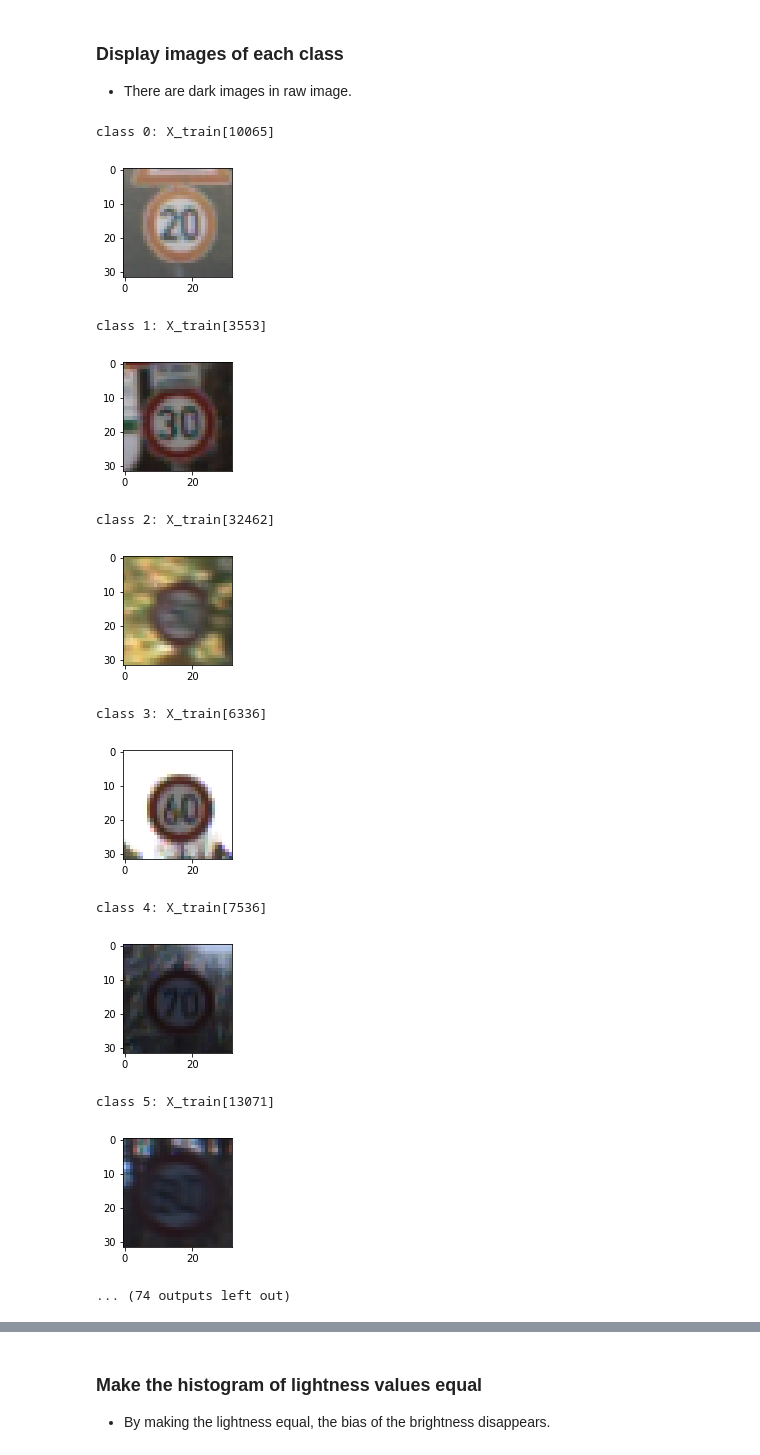
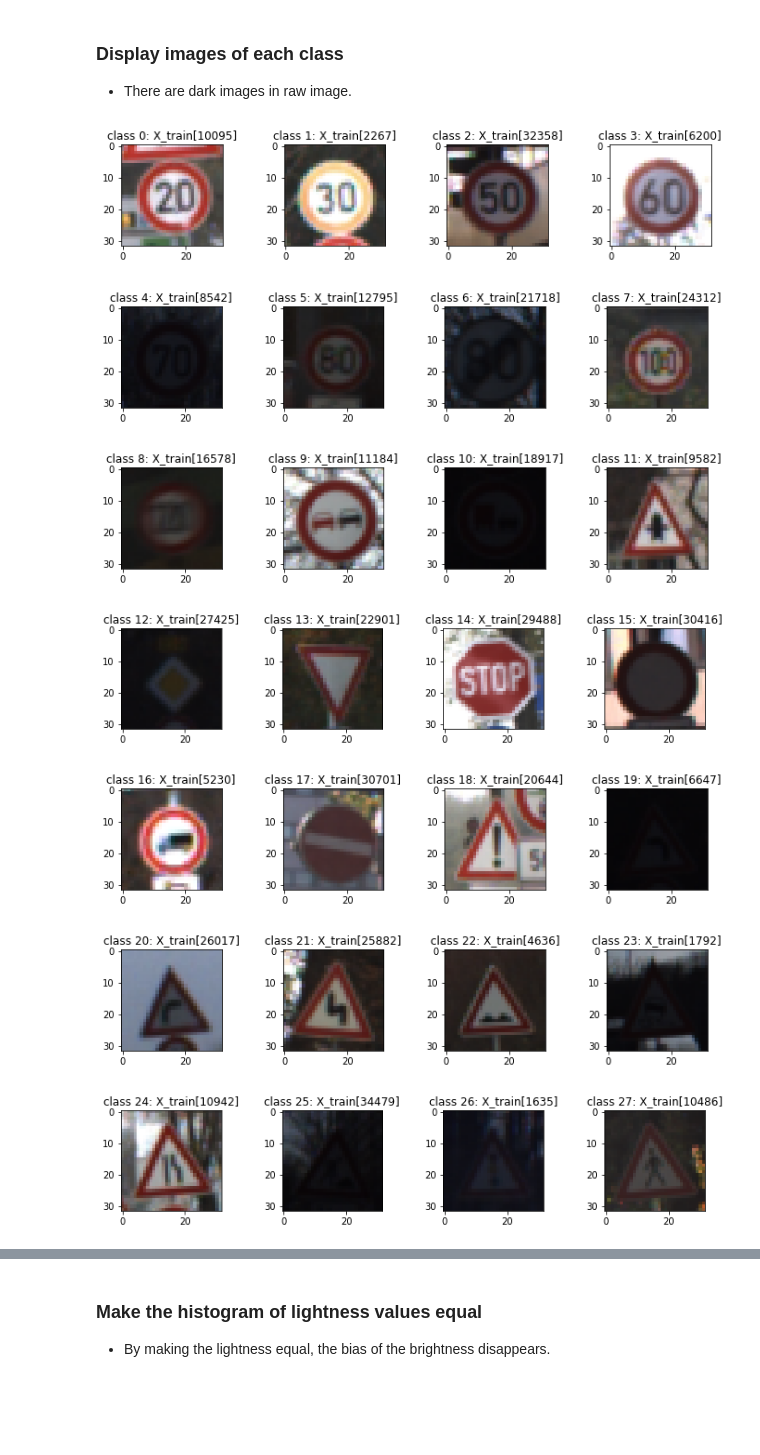
Before and after one commit to Ryuta-S/traffic_sign_classifier, a Jupyter notebook: Traffic_Sign_Classifier.ipynb, the cells around one changed output, grey strips where cells are left out. Cells and saved outputs as stored; diff of their text form; code cells hidden in the pictures; blank space fills up the shorter version.

Commit message:
add code for display images

```diff
--- a/Traffic_Sign_Classifier.ipynb
+++ b/Traffic_Sign_Classifier.ipynb
@@ -147,25 +147,24 @@ class 42 - num: 210
 - There are dark images in raw image.
 # %%
 import random
-for i in range(n_classes):
-    indexes = np.where(y_train == i)[0]
-    index = indexes[random.randint(0, len(indexes)-1)]
-    print('class {}: X_train[{}]'.format(i, index))
-    img = X_train[index]
-    plt.figure(figsize=(2, 2))
-    plt.imshow(img)
+for i in range(0, n_classes, 4):
+    plt.figure(figsize=(12, 2))
+    for j in range(4):
+        indexes = np.where(y_train == i+j)[0]
+        if len(indexes) == 0:
+            break
+        index = indexes[random.randint(0, len(indexes)-1)]
+        title = 'class {}: X_train[{}]'.format(i+j, index)
+        img = X_train[index]
+        plt.subplot(1, 4, j+1)
+        plt.imshow(img)
+        plt.title(title)
     plt.show()
 # %% [output]
-class 0: X_train[10065]
-[figure, old version]
+[figure, new version]
-class 1: X_train[3553]
-[figure, old version]
+[figure, new version]
-class 2: X_train[32462]
-[figure, old version]
+[figure, new version]
-class 3: X_train[6336]
-[figure, old version]
+[figure, new version]
-class 4: X_train[7536]
-[figure, old version]
+[figure, new version]
-class 5: X_train[13071]
-[figure, old version]
+[figure, new version]
-... (74 outputs left out)
+[figure, added]
```
Also changed, not shown: parts of 16 cells of this notebook.
